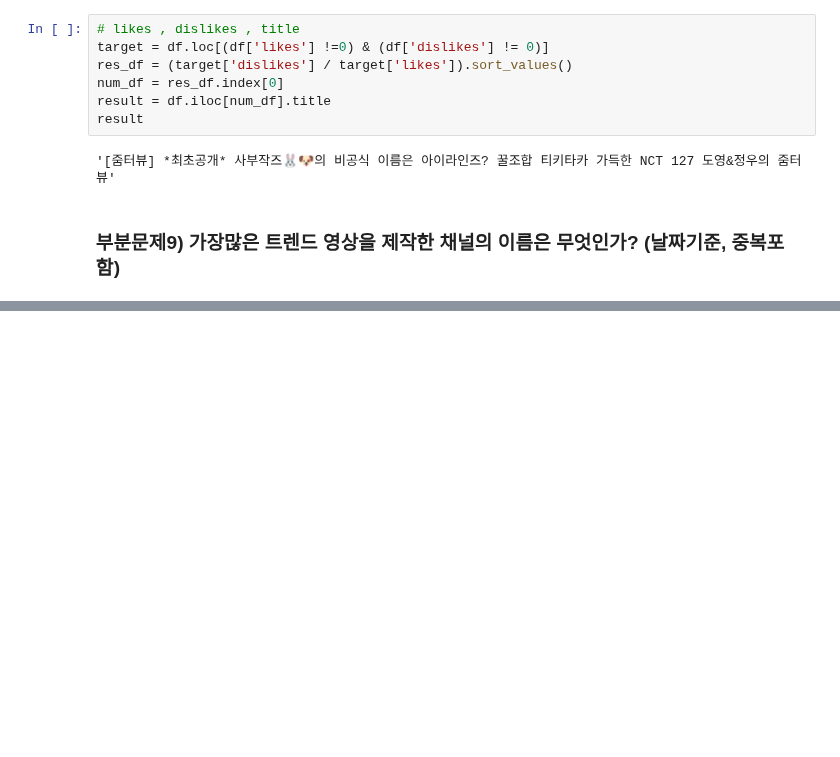
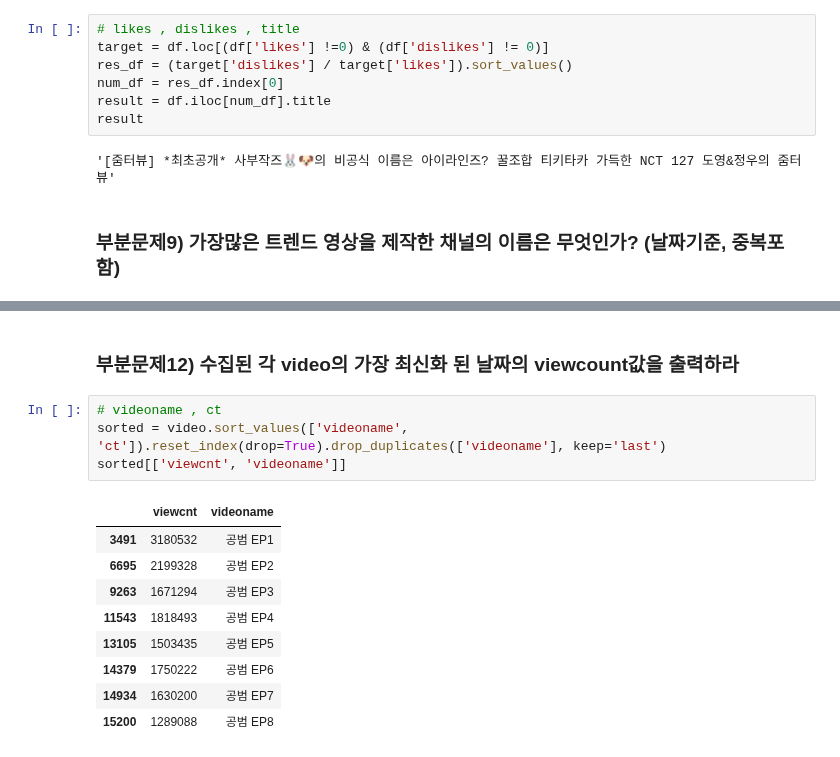
Before and after one commit to va4756/yemoon_bigdata_test, a Jupyter notebook: datamanim_실기기출변형.ipynb, the cells around one changed output, grey strips where cells are left out. Cells and saved outputs as stored; diff of their text form; blank space fills up the shorter version.

```diff
--- a/datamanim_실기기출변형.ipynb
+++ b/datamanim_실기기출변형.ipynb
@@ -567,0 +628,16 @@ df.head(1)
+# %% [markdown]
+### 부분문제12) 수집된 각 video의 가장 최신화 된 날짜의 viewcount값을 출력하라
+# %%
+# videoname , ct
+sorted = video.sort_values(['videoname', 'ct']).reset_index(drop=True).drop_duplicates(['videoname'], keep='last')
+sorted[['viewcnt', 'videoname']]
+# %% [output]
+|  | viewcnt | videoname |
+| 3491 | 3180532 | 공범 EP1 |
+| 6695 | 2199328 | 공범 EP2 |
+| 9263 | 1671294 | 공범 EP3 |
+| 11543 | 1818493 | 공범 EP4 |
+| 13105 | 1503435 | 공범 EP5 |
+| 14379 | 1750222 | 공범 EP6 |
+| 14934 | 1630200 | 공범 EP7 |
+| 15200 | 1289088 | 공범 EP8 |
```
Also changed, not shown: parts of 17 cells of this notebook.
